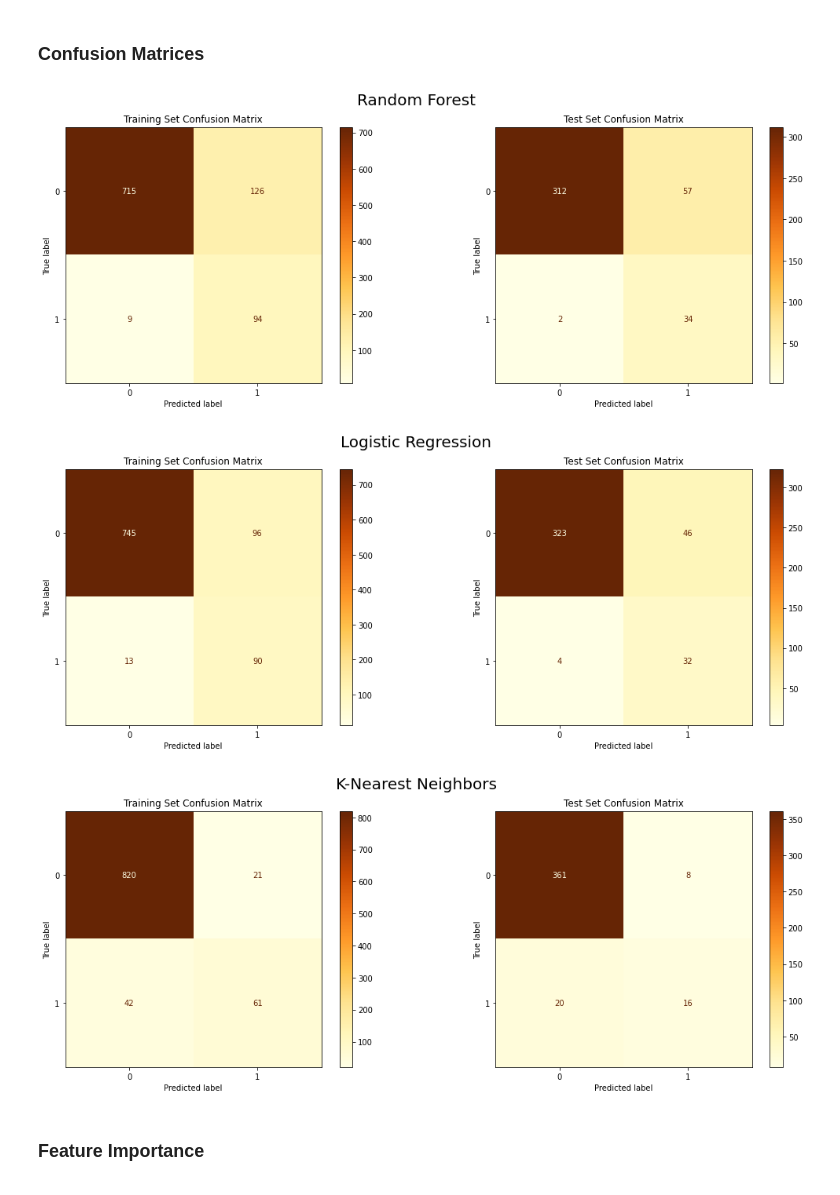
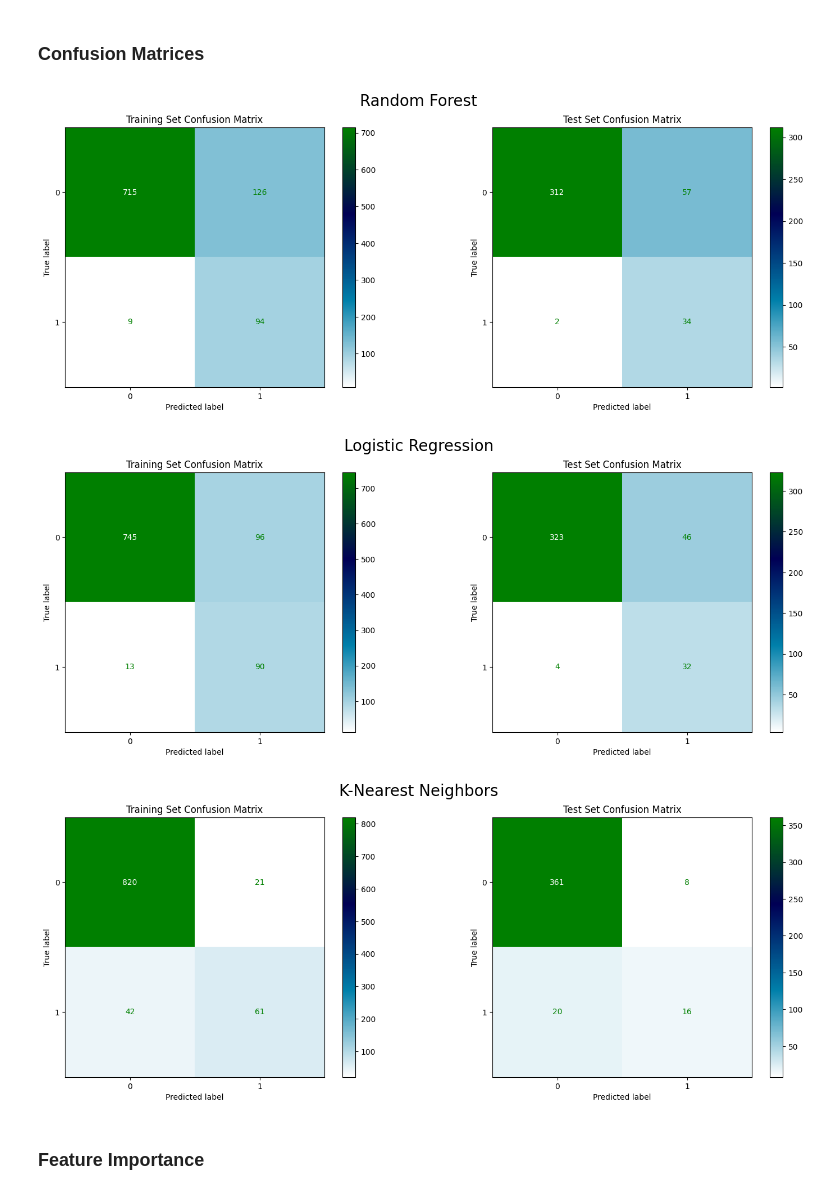
Before and after one commit to kaspii314/fetal_ctg_classification, a Jupyter notebook: fetal_ctg_classification.ipynb, the cells around one changed output. Saved outputs shown, nothing was run; the diff lists cells and outputs as text; code cells hidden in the pictures.

Commit message:
added ppt and finalized vizualizations

```diff
--- a/fetal_ctg_classification.ipynb
+++ b/fetal_ctg_classification.ipynb
@@ -120,6 +135,6 @@ fig, axs = plt.subplots(nrows=l, ncols=w, constrained_layout=True, figsize=(20,2
 fig.suptitle('Feature Boxplots', fontsize=20)
 for i in range(len(features)):
     j,k = plots[i]
-    sns.boxplot(x=features[i], data=df, ax=axs[j,k], palette='YlOrBr')
+    sns.boxplot(x=features[i], data=df, ax=axs[j,k], color='#93c9db')
 plt.show()
 # %% [output]
@@ -133,6 +148,6 @@ fig, axs = plt.subplots(nrows=l, ncols=w, constrained_layout=True, figsize=(10,6
 fig.suptitle('Example Feature Boxplots', fontsize=20)
 for i in range(len(outliers)):
     j,k = plots[i]
-    sns.boxplot(x=outliers[i], data=df[outliers], ax=axs[j,k], palette='YlOrBr')
+    sns.boxplot(x=outliers[i], data=df[outliers], ax=axs[j,k], color='#93c9db')
 plt.show()
 # %% [output]
@@ -176,6 +195,6 @@ fig, axs = plt.subplots(nrows=l, ncols=w, constrained_layout=True, figsize=(20,1
 fig.suptitle('Histograms', fontsize=20)
 for i in range(len(clean_df.columns)):
     j,k = plots[i]
-    sns.histplot(x=clean_df.columns[i], data=clean_df, bins=15, ax=axs[j,k], color='goldenrod')
+    sns.histplot(x=clean_df.columns[i], data=clean_df, bins=15, ax=axs[j,k], color='#93c9db')
 plt.show()
 # %% [output]
@@ -632,36 +665,36 @@ FINAL SCORES FOR TEST DATA
 # %%
 # Random Forest Confusion Matrices
 fig, axes = plt.subplots(1, 2, figsize=(18,6))
-ConfusionMatrixDisplay.from_estimator(rf_final, X_train, y_train, ax=axes[0], cmap='YlOrBr')
+ConfusionMatrixDisplay.from_estimator(rf_final, X_train, y_train, ax=axes[0], cmap='ocean_r')
 axes[0].set_title('Training Set Confusion Matrix')
-ConfusionMatrixDisplay.from_estimator(rf_final, X_test, y_test, ax=axes[1], cmap='YlOrBr')
+ConfusionMatrixDisplay.from_estimator(rf_final, X_test, y_test, ax=axes[1], cmap='ocean_r')
 axes[1].set_title('Test Set Confusion Matrix')
 plt.suptitle('Random Forest', fontsize=20)
 plt.show()
 # %% [output]
-[figure, old version]
+[figure, new version]
 # %%
 # Logistic Regression Confusion Matrices
 fig, axes = plt.subplots(1, 2, figsize=(18,6))
-ConfusionMatrixDisplay.from_estimator(lr_final, X_train, y_train, ax=axes[0], cmap='YlOrBr')
+ConfusionMatrixDisplay.from_estimator(lr_final, X_train, y_train, ax=axes[0], cmap='ocean_r')
 axes[0].set_title('Training Set Confusion Matrix')
-ConfusionMatrixDisplay.from_estimator(lr_final, X_test, y_test, ax=axes[1], cmap='YlOrBr')
+ConfusionMatrixDisplay.from_estimator(lr_final, X_test, y_test, ax=axes[1], cmap='ocean_r')
 axes[1].set_title('Test Set Confusion Matrix')
 plt.suptitle('Logistic Regression', fontsize=20)
 plt.show()
 # %% [output]
-[figure, old version]
+[figure, new version]
 # %%
 # K-Nearest Neighbors Confusion Matrices
 fig, axes = plt.subplots(1, 2, figsize=(18,6))
-ConfusionMatrixDisplay.from_estimator(knn_final, X_train, y_train, ax=axes[0], cmap='YlOrBr')
+ConfusionMatrixDisplay.from_estimator(knn_final, X_train, y_train, ax=axes[0], cmap='ocean_r')
 axes[0].set_title('Training Set Confusion Matrix')
-ConfusionMatrixDisplay.from_estimator(knn_final, X_test, y_test, ax=axes[1], cmap='YlOrBr')
+ConfusionMatrixDisplay.from_estimator(knn_final, X_test, y_test, ax=axes[1], cmap='ocean_r')
 axes[1].set_title('Test Set Confusion Matrix')
 plt.suptitle('K-Nearest Neighbors', fontsize=20)
 plt.show()
 # %% [output]
-[figure, old version]
+[figure, new version]
 # %% [markdown]
 ### Feature Importance
 # %%
```
Also changed, not shown: parts of 32 cells of this notebook, 2 other files.
